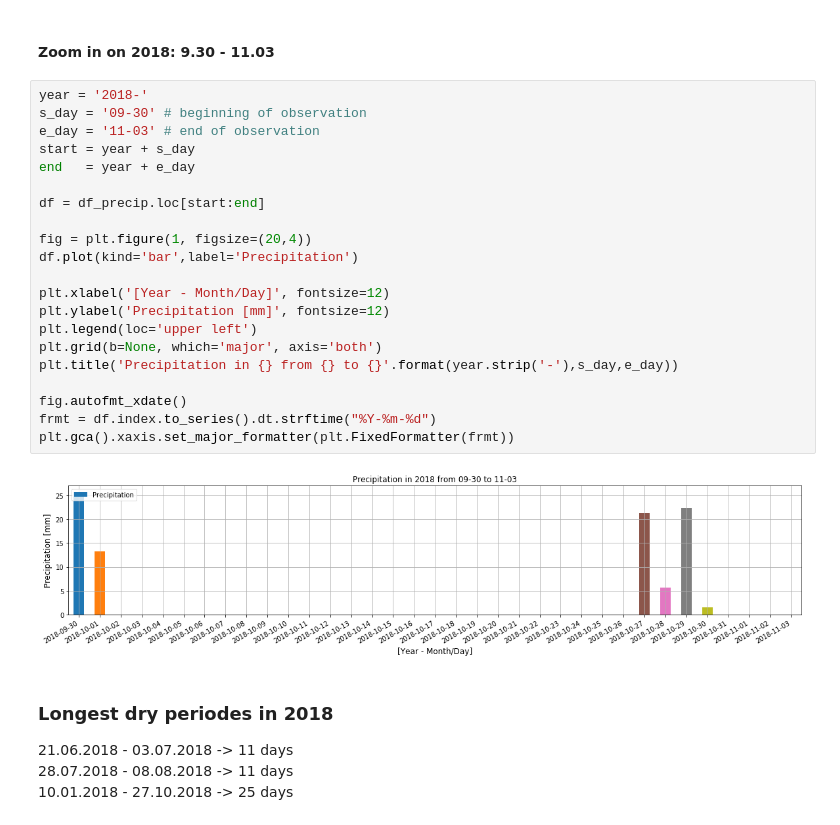
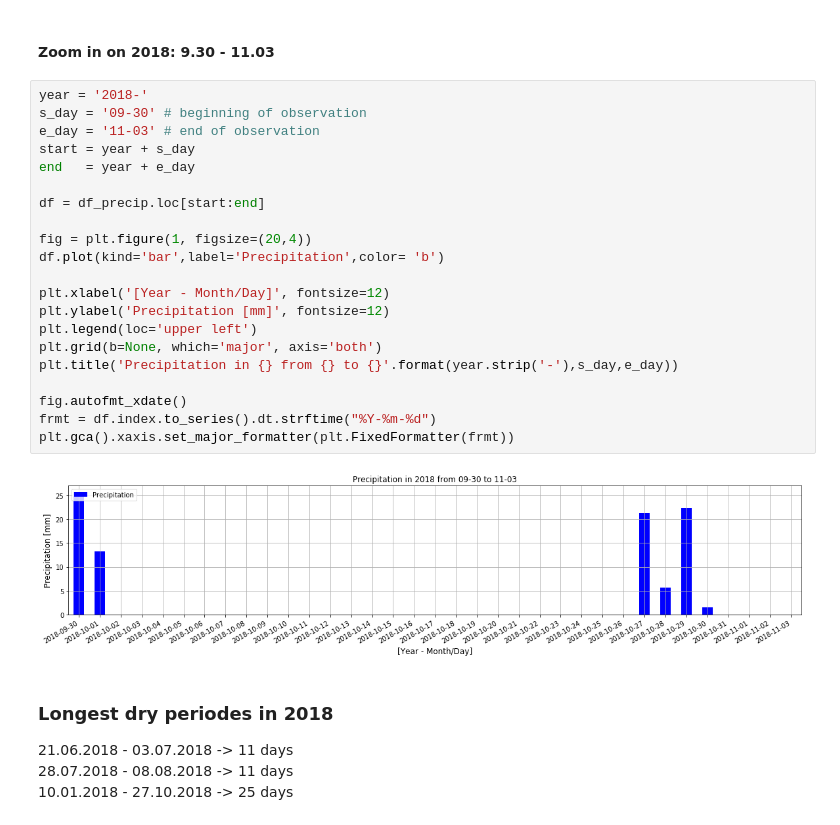
Before and after one commit to ahorv/python_scripts, a Jupyter notebook: assessment/rainless_days_assessment.ipynb, the cells around one changed output. Drawn from its saved outputs; the diff is of its cells as text.

```diff
--- a/assessment/rainless_days_assessment.ipynb
+++ b/assessment/rainless_days_assessment.ipynb
@@ -122,26 +122,26 @@ plt.gca().xaxis.set_major_formatter(plt.FixedFormatter(frmt))
 # %%
 year = '2018-'
 s_day = '09-30' # beginning of observation
 e_day = '11-03' # end of observation
 start = year + s_day
 end   = year + e_day
 
 df = df_precip.loc[start:end]
 
 fig = plt.figure(1, figsize=(20,4))
-df.plot(kind='bar',label='Precipitation')
+df.plot(kind='bar',label='Precipitation',color= 'b')
 
 plt.xlabel('[Year - Month/Day]', fontsize=12)
 plt.ylabel('Precipitation [mm]', fontsize=12)
 plt.legend(loc='upper left')
 plt.grid(b=None, which='major', axis='both')
 plt.title('Precipitation in {} from {} to {}'.format(year.strip('-'),s_day,e_day))
 
 fig.autofmt_xdate()
 frmt = df.index.to_series().dt.strftime("%Y-%m-%d")
 plt.gca().xaxis.set_major_formatter(plt.FixedFormatter(frmt))
 # %% [output]
-[figure, old version]
+[figure, new version]
 # %% [markdown]
 ### Longest dry periodes in 2018
 21.06.2018 - 03.07.2018 -> 11 days<br>
```
Also changed, not shown: parts of 3 cells of this notebook.
